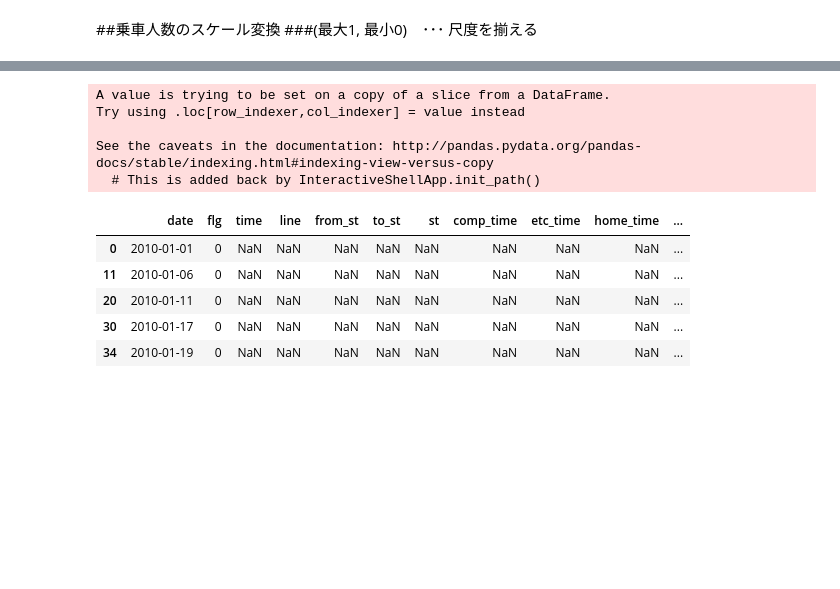
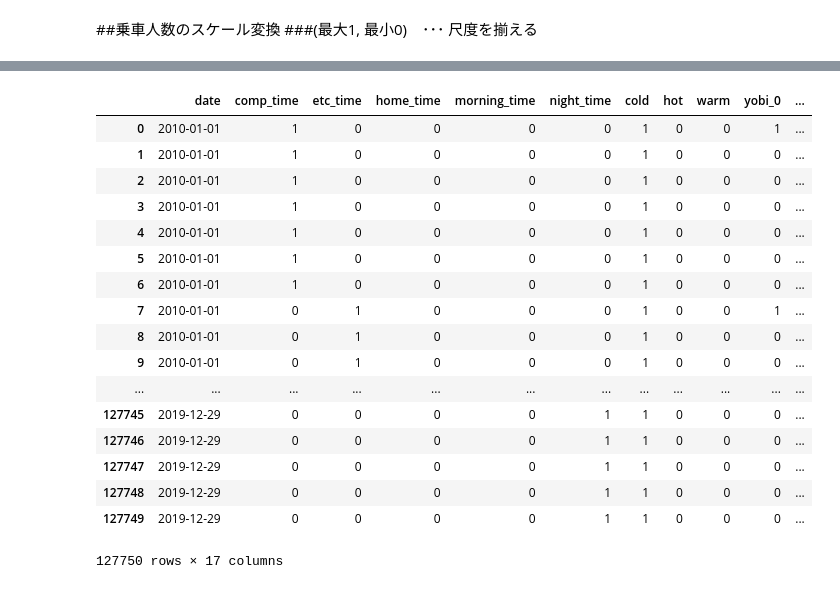
Before and after one commit to soichi-fujiwara/jupyter-notebook, a Jupyter notebook: Web_scraping_Accidents.ipynb, the cells around one changed output, grey strips where cells are left out. Saved outputs shown, nothing was run; the diff lists cells and outputs as text; code cells hidden in the pictures; blank space fills up the shorter version.

```diff
--- a/Web_scraping_Accidents.ipynb
+++ b/Web_scraping_Accidents.ipynb
@@ -315,18 +315,64 @@ dates_df = pd.DataFrame({"date": [pd.to_datetime("2010-01-01") + timedelta(days=
 df_4 = pd.merge(dates_df,df_2, on='date' , how='left')#left join
 
 #事故未発生日を抽出
-df_null= df_4[df_4["time"].isnull()]
-df_null["flg"] = 0
-df_null.head()
+# df_null= df_4[df_4["time"].isnull()]
+# df_null["flg"] = 0
+# df_null.head()
-# %% [output]
-A value is trying to be set on a copy of a slice from a DataFrame.
-Try using .loc[row_indexer,col_indexer] = value instead
-
-See the caveats in the documentation: http://pandas.pydata.org/pandas-docs/stable/indexing.html#indexing-view-versus-copy
-  # This is added back by InteractiveShellApp.init_path()
-|  | date | flg | time | line | from_st | to_st | st | comp_time | etc_time | home_time | ... |
-| 0 | 2010-01-01 | 0 | NaN | NaN | NaN | NaN | NaN | NaN | NaN | NaN | ... |
-| 11 | 2010-01-06 | 0 | NaN | NaN | NaN | NaN | NaN | NaN | NaN | NaN | ... |
-| 20 | 2010-01-11 | 0 | NaN | NaN | NaN | NaN | NaN | NaN | NaN | NaN | ... |
-| 30 | 2010-01-17 | 0 | NaN | NaN | NaN | NaN | NaN | NaN | NaN | NaN | ... |
-| 34 | 2010-01-19 | 0 | NaN | NaN | NaN | NaN | NaN | NaN | NaN | NaN | ... |
+# %%
+import numpy as np
+from datetime import date, timedelta
+
+#日付データ作成
+dates_df = pd.DataFrame({"date": [pd.to_datetime("2010-01-01") + timedelta(days=i) for i in range(3650)]},dtype="object")
+dt_ary = dates_df.values.tolist()
+
+#デフォルトでは小数点が付いてしまう為、int型に変換
+time_cate = np.eye(5).astype(int)
+yobi_cate = np.eye(7).astype(int)
+season_cate = ['0','0','0']
+
+wk_list = []
+for wk in dt_ary:
+  for wk2 in time_cate:
+    for wk3 in yobi_cate:
+      list_parts = np.concatenate((wk,wk2,season_cate,wk3,'0'), axis=None)
+      wk_list.append(list_parts.tolist())
+
+col=["date",
+     "comp_time","etc_time","home_time","morning_time","night_time",
+     "cold","hot","warm",
+     "yobi_0","yobi_1","yobi_2","yobi_3","yobi_4","yobi_5","yobi_6",
+     "flg"]
+
+df = pd.DataFrame(data=wk_list,columns=col)
+
+#文字列操作をする為、日付型から文字列型へ
+df['date'] = df['date'].astype('str')
+
+#-------------------------------------------------------------------------------------------
+#気候
+#-------------------------------------------------------------------------------------------
+df.loc[(df['date'].str[5:7].isin(["04","05","10","11"])) ,"warm"] = "1"
+df.loc[(df['date'].str[5:7].isin(["06","07","08","09"])) ,"hot"] = "1"
+df.loc[(df['date'].str[5:7].isin(["12","01","02","03"])) ,"cold"] = "1"
+
+df
+# %% [output]
+|  | date | comp_time | etc_time | home_time | morning_time | night_time | cold | hot | warm | yobi_0 | ... |
+| 0 | 2010-01-01 | 1 | 0 | 0 | 0 | 0 | 1 | 0 | 0 | 1 | ... |
+| 1 | 2010-01-01 | 1 | 0 | 0 | 0 | 0 | 1 | 0 | 0 | 0 | ... |
+| 2 | 2010-01-01 | 1 | 0 | 0 | 0 | 0 | 1 | 0 | 0 | 0 | ... |
+| 3 | 2010-01-01 | 1 | 0 | 0 | 0 | 0 | 1 | 0 | 0 | 0 | ... |
+| 4 | 2010-01-01 | 1 | 0 | 0 | 0 | 0 | 1 | 0 | 0 | 0 | ... |
+| 5 | 2010-01-01 | 1 | 0 | 0 | 0 | 0 | 1 | 0 | 0 | 0 | ... |
+| 6 | 2010-01-01 | 1 | 0 | 0 | 0 | 0 | 1 | 0 | 0 | 0 | ... |
+| 7 | 2010-01-01 | 0 | 1 | 0 | 0 | 0 | 1 | 0 | 0 | 1 | ... |
+| 8 | 2010-01-01 | 0 | 1 | 0 | 0 | 0 | 1 | 0 | 0 | 0 | ... |
+| 9 | 2010-01-01 | 0 | 1 | 0 | 0 | 0 | 1 | 0 | 0 | 0 | ... |
+| ... | ... | ... | ... | ... | ... | ... | ... | ... | ... | ... | ... |
+| 127745 | 2019-12-29 | 0 | 0 | 0 | 0 | 1 | 1 | 0 | 0 | 0 | ... |
+| 127746 | 2019-12-29 | 0 | 0 | 0 | 0 | 1 | 1 | 0 | 0 | 0 | ... |
+| 127747 | 2019-12-29 | 0 | 0 | 0 | 0 | 1 | 1 | 0 | 0 | 0 | ... |
+| 127748 | 2019-12-29 | 0 | 0 | 0 | 0 | 1 | 1 | 0 | 0 | 0 | ... |
+| 127749 | 2019-12-29 | 0 | 0 | 0 | 0 | 1 | 1 | 0 | 0 | 0 | ... |
+127750 rows × 17 columns
```
Also changed, not shown: parts of 2 cells of this notebook.
